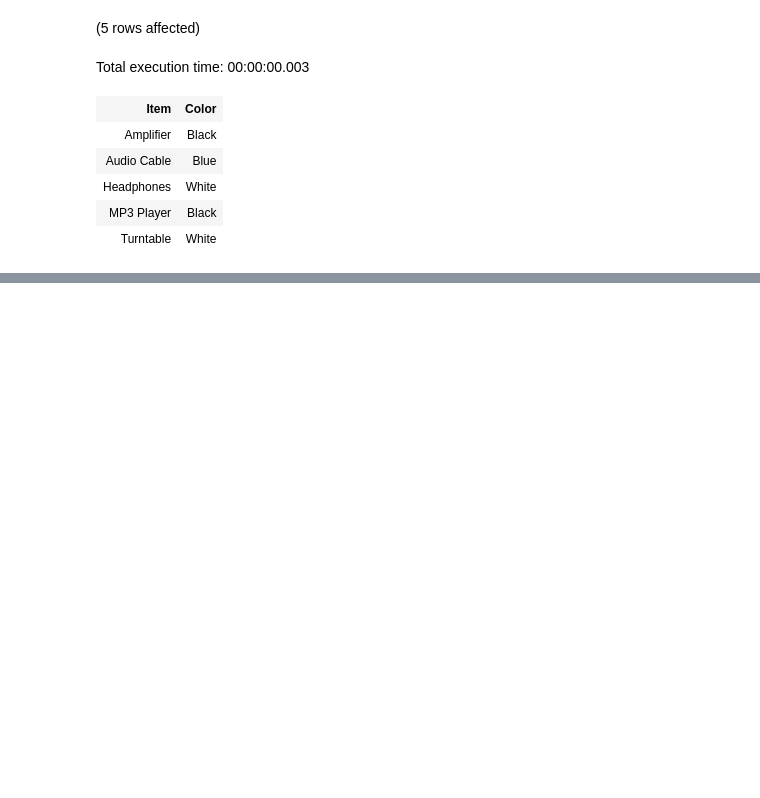
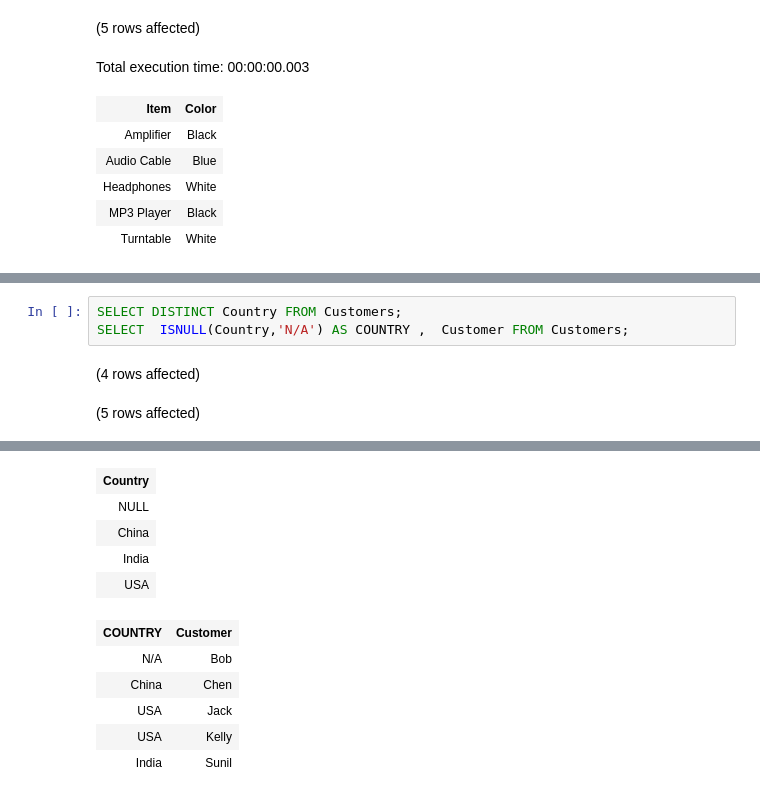
Before and after one commit to tanviredu/PowerBI, a Jupyter notebook: TSQL/DATA_QUERY_SQL.ipynb, the cells around one changed output, grey strips where cells are left out. Cells and saved outputs as stored; diff of their text form; blank space fills up the shorter version.

```diff
--- a/TSQL/DATA_QUERY_SQL.ipynb
+++ b/TSQL/DATA_QUERY_SQL.ipynb
@@ -338,0 +402,6 @@ Total execution time: 00:00:00.003
+# %%
+SELECT DISTINCT Country FROM Customers;
+SELECT  ISNULL(Country,'N/A') AS COUNTRY ,  Customer FROM Customers;
+# %% [output]
+(4 rows affected)
+(5 rows affected)
@@ -338,0 +409,11 @@ Total execution time: 00:00:00.003
+| Country |
+| NULL |
+| China |
+| India |
+| USA |
+| COUNTRY | Customer |
+| N/A | Bob |
+| China | Chen |
+| USA | Jack |
+| USA | Kelly |
+| India | Sunil |
```
Also changed, not shown: parts of 15 cells of this notebook, 1 other file.
